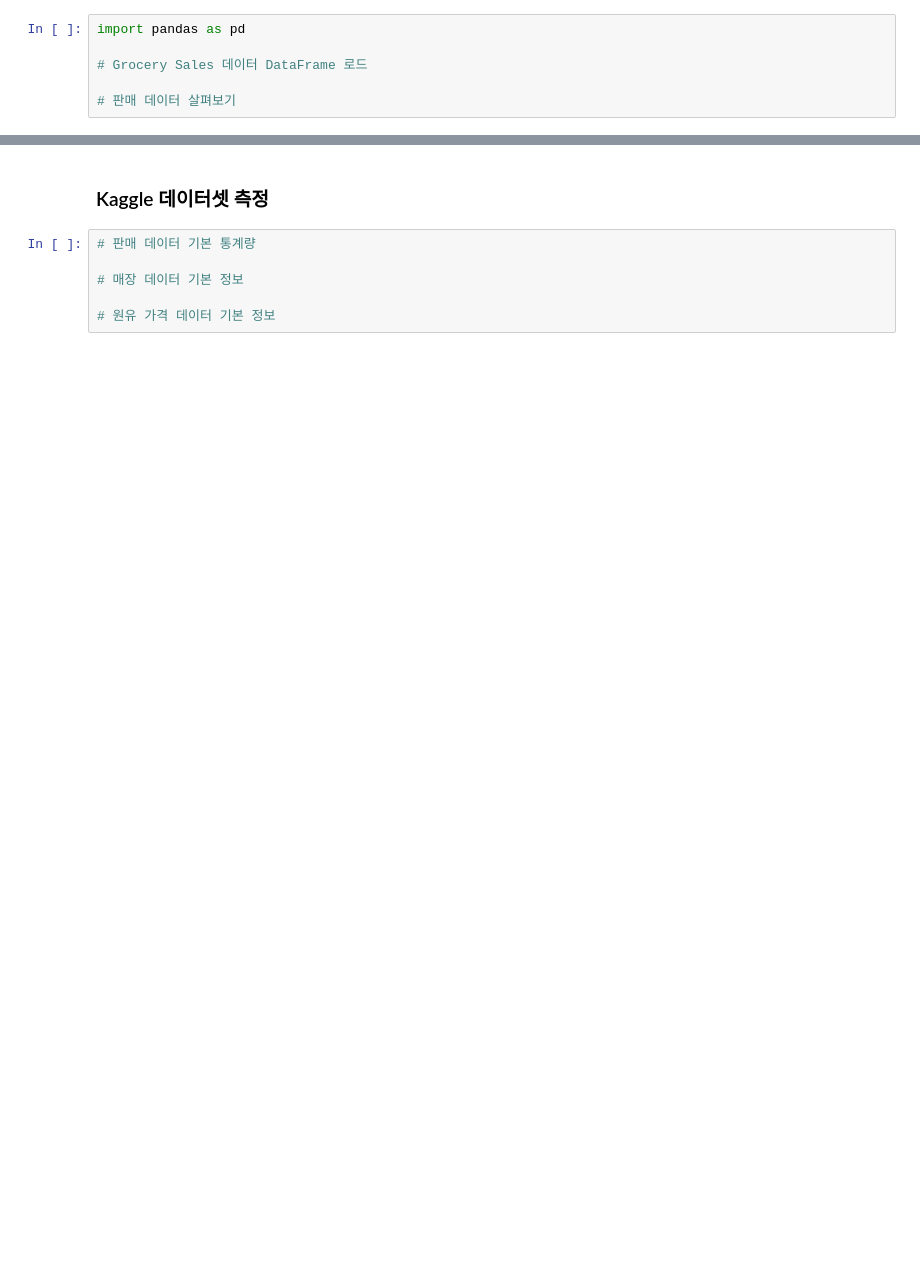
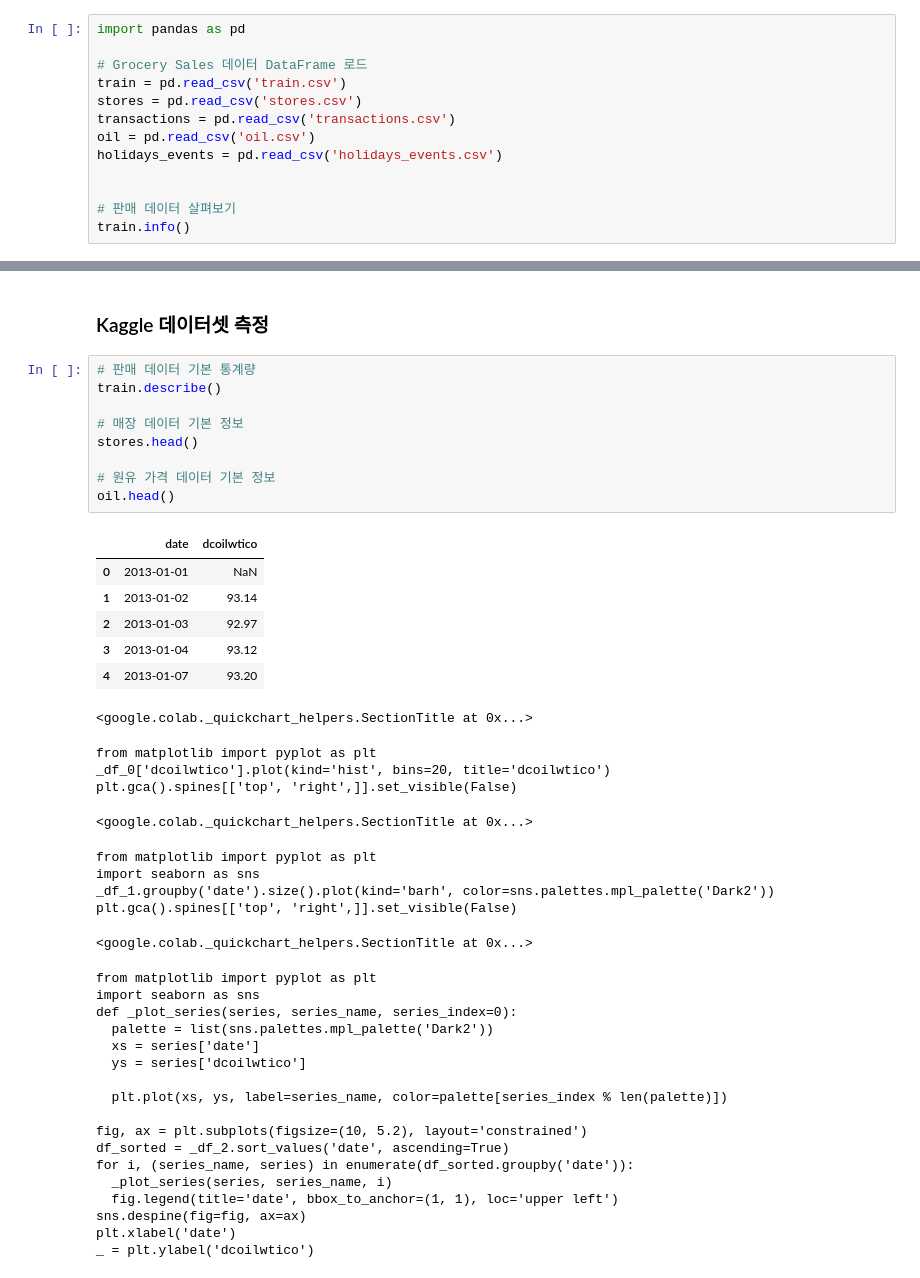
Before and after one commit to csisyoon-hui/Data-Analysis-with-Open-Source, a Jupyter notebook: 오픈소스_데이터_분석_6강.ipynb, the cells around one changed output, grey strips where cells are left out. Drawn from its saved outputs; the diff is of its cells as text; blank space fills up the shorter version.

Commit message:
Colab을 통해 생성됨

```diff
--- a/오픈소스_데이터_분석_6강.ipynb
+++ b/오픈소스_데이터_분석_6강.ipynb
@@ -156,5 +196,12 @@ files.upload()
 import pandas as pd
 
 # Grocery Sales 데이터 DataFrame 로드
+train = pd.read_csv('train.csv')
+stores = pd.read_csv('stores.csv')
+transactions = pd.read_csv('transactions.csv')
+oil = pd.read_csv('oil.csv')
+holidays_events = pd.read_csv('holidays_events.csv')
+
 
 # 판매 데이터 살펴보기
+train.info()
@@ -162,7 +223,44 @@ import pandas as pd
 ### Kaggle 데이터셋 측정
 # %%
 # 판매 데이터 기본 통계량
+train.describe()
 
 # 매장 데이터 기본 정보
+stores.head()
 
 # 원유 가격 데이터 기본 정보
+oil.head()
+# %% [output]
+|  | date | dcoilwtico |
+| 0 | 2013-01-01 | NaN |
+| 1 | 2013-01-02 | 93.14 |
+| 2 | 2013-01-03 | 92.97 |
+| 3 | 2013-01-04 | 93.12 |
+| 4 | 2013-01-07 | 93.20 |
+<google.colab._quickchart_helpers.SectionTitle at 0x...>
+from matplotlib import pyplot as plt
+_df_0['dcoilwtico'].plot(kind='hist', bins=20, title='dcoilwtico')
+plt.gca().spines[['top', 'right',]].set_visible(False)
+<google.colab._quickchart_helpers.SectionTitle at 0x...>
+from matplotlib import pyplot as plt
+import seaborn as sns
+_df_1.groupby('date').size().plot(kind='barh', color=sns.palettes.mpl_palette('Dark2'))
+plt.gca().spines[['top', 'right',]].set_visible(False)
+<google.colab._quickchart_helpers.SectionTitle at 0x...>
+from matplotlib import pyplot as plt
+import seaborn as sns
+def _plot_series(series, series_name, series_index=0):
+  palette = list(sns.palettes.mpl_palette('Dark2'))
+  xs = series['date']
+  ys = series['dcoilwtico']
+
+  plt.plot(xs, ys, label=series_name, color=palette[series_index % len(palette)])
+
+fig, ax = plt.subplots(figsize=(10, 5.2), layout='constrained')
+df_sorted = _df_2.sort_values('date', ascending=True)
+for i, (series_name, series) in enumerate(df_sorted.groupby('date')):
+  _plot_series(series, series_name, i)
+  fig.legend(title='date', bbox_to_anchor=(1, 1), loc='upper left')
+sns.despine(fig=fig, ax=ax)
+plt.xlabel('date')
+_ = plt.ylabel('dcoilwtico')
```
Also changed, not shown: parts of 6 cells of this notebook.
